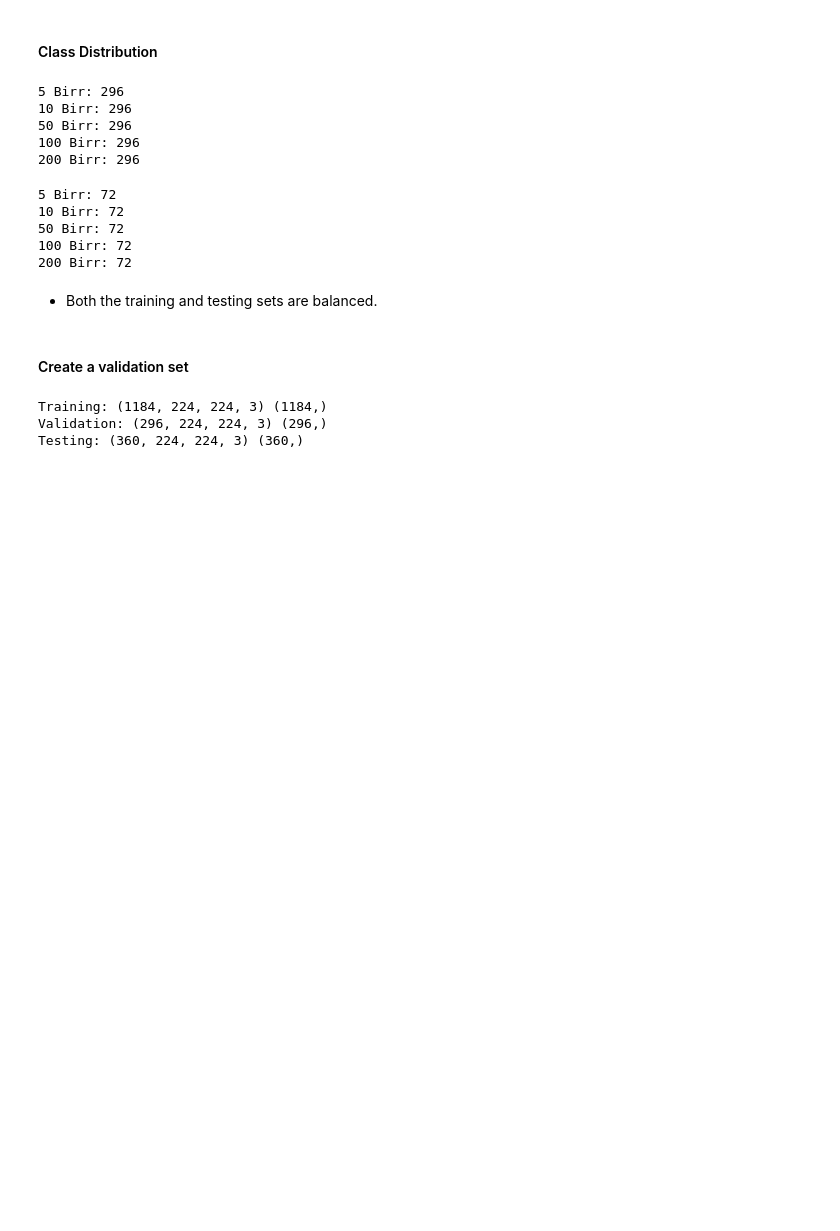
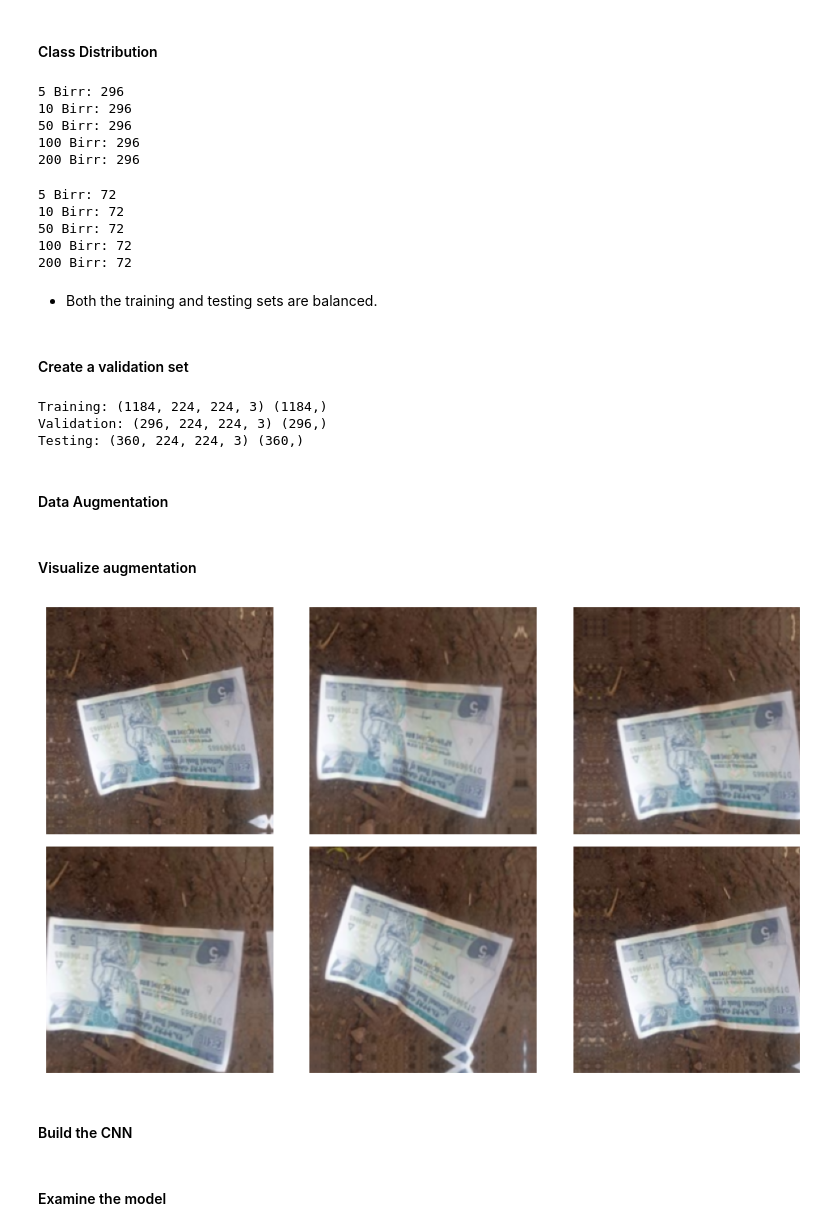
Before and after one commit to seelneas/ethiopian_birr_denomination_recognition, a Jupyter notebook: notebook/birr_banknote_cnn.ipynb, the cells around one changed output. Cells and saved outputs as stored; diff of their text form; code cells hidden in the pictures; blank space fills up the shorter version.

```diff
--- a/notebook/birr_banknote_cnn.ipynb
+++ b/notebook/birr_banknote_cnn.ipynb
@@ -303,3 +303,34 @@ print("Testing:", X_test.shape, y_test.shape)
 Training: (1184, 224, 224, 3) (1184,)
 Validation: (296, 224, 224, 3) (296,)
 Testing: (360, 224, 224, 3) (360,)
+# %% [markdown]
+#### Data Augmentation
+# %%
+data_augmentation = keras.Sequential([
+    layers.RandomRotation(0.05),
+    layers.RandomZoom(0.10),
+    layers.RandomTranslation(0.10, 0.10),
+], name="data_augmentation")
+# %% [markdown]
+#### Visualize augmentation
+# %%
+plt.figure(figsize=(10, 6))
+
+sample_image = X_train[0]
+
+for i in range(6):
+    augmented_image = data_augmentation(
+        tf.expand_dims(sample_image, 0),
+        training=True
+    )
+
+    plt.subplot(2, 3, i + 1)
+    plt.imshow(augmented_image[0])
+    plt.axis("off")
+
+plt.tight_layout()
+plt.show()
+# %% [output]
+[figure, added]
+# %% [markdown]
+#### Build the CNN
@@ -305,0 +370,2 @@ Testing: (360, 224, 224, 3) (360,)
+# %% [markdown]
+#### Examine the model
```
Also changed, not shown: parts of 19 cells of this notebook.
